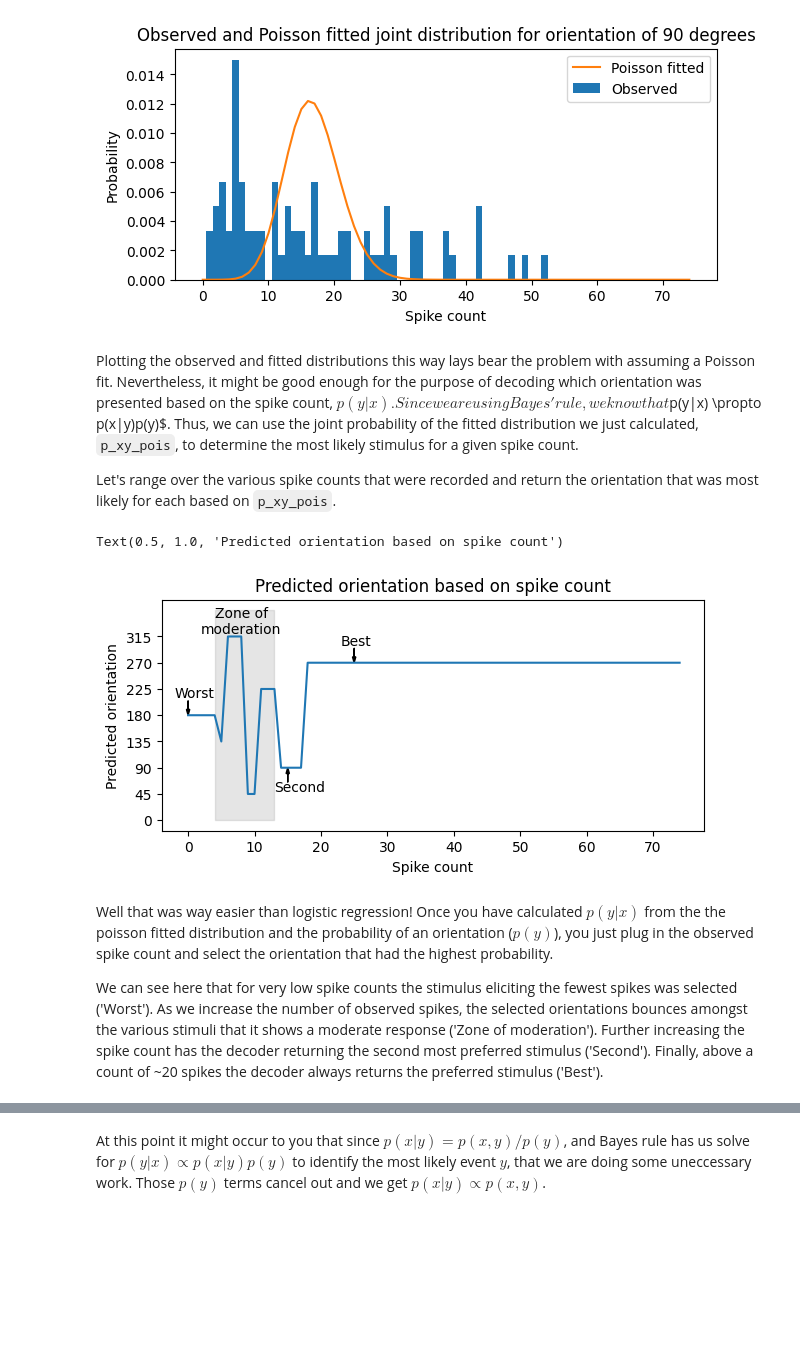
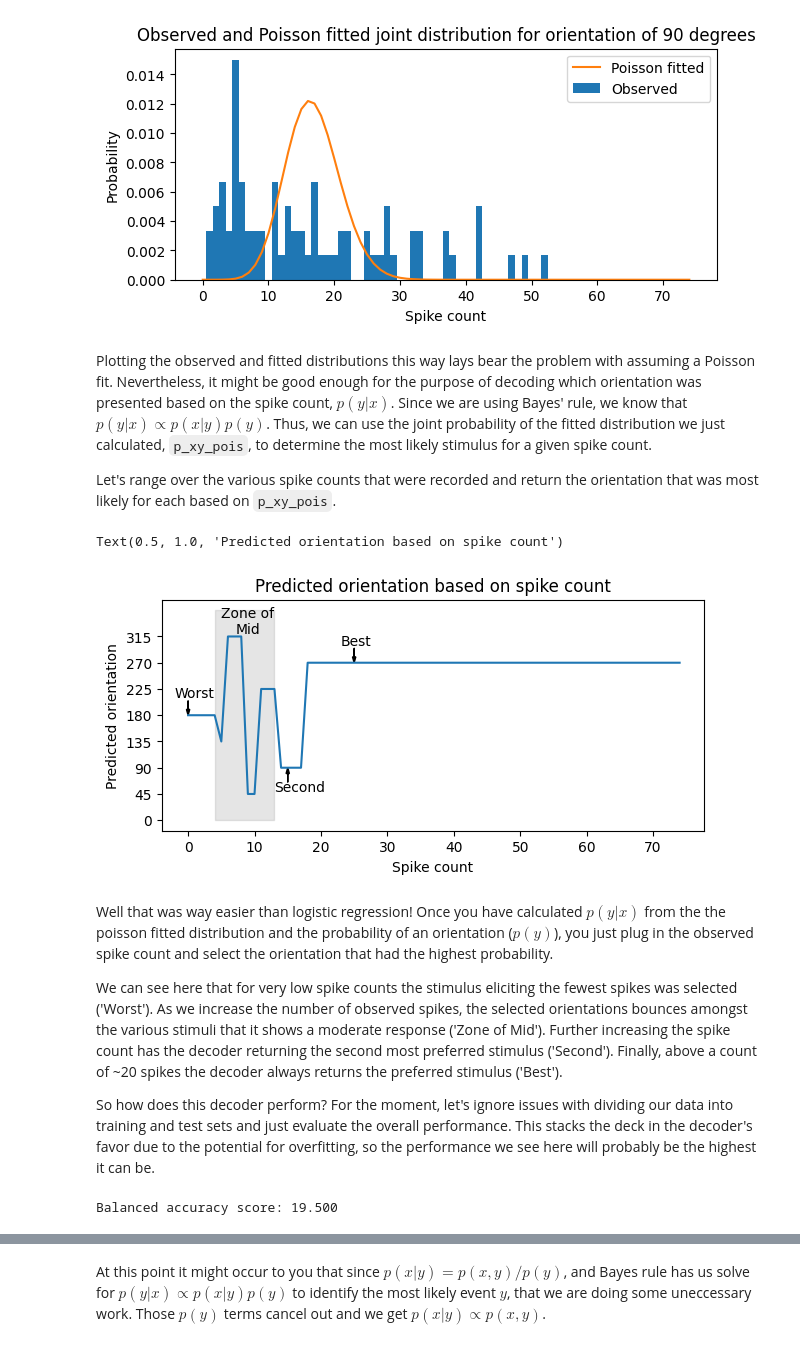
Before and after one commit to dbheadley/DecodingTheBrain, a Jupyter notebook: Week12/notes.ipynb, the cells around one changed output, grey strips where cells are left out. Saved outputs shown, nothing was run; the diff lists cells and outputs as text; code cells hidden in the pictures; blank space fills up the shorter version.

```diff
--- a/Week12/notes.ipynb
+++ b/Week12/notes.ipynb
@@ -247,42 +248,64 @@ ax.legend()
 <matplotlib.legend.Legend at 0x...>
 [figure]
 # %% [markdown]
-Plotting the observed and fitted distributions this way lays bear the problem with assuming a Poisson fit. Nevertheless, it might be good enough for the purpose of decoding which orientation was presented based on the spike count, $p(y|x). Since we are using Bayes' rule, we know that $p(y|x) \propto p(x|y)p(y)$. Thus, we can use the joint probability of the fitted distribution we just calculated, `p_xy_pois`, to determine the most likely stimulus for a given spike count.
+Plotting the observed and fitted distributions this way lays bear the problem with assuming a Poisson fit. Nevertheless, it might be good enough for the purpose of decoding which orientation was presented based on the spike count, $p(y|x)$. Since we are using Bayes' rule, we know that $p(y|x) \propto p(x|y)p(y)$. Thus, we can use the joint probability of the fitted distribution we just calculated, `p_xy_pois`, to determine the most likely stimulus for a given spike count.
 
 Let's range over the various spike counts that were recorded and return the orientation that was most likely for each based on `p_xy_pois`.
 # %%
 # initialize the spike counts and predicted orientations
 spk_counts = np.arange(max_counts+1)
 pred_ori = np.zeros(spk_counts.shape)
 
 # predict the orientation based on the spike count using p(x|y) * p(y)
+nb_pred = lambda x: ori_vals[np.argmax(p_xgy_pois[x,:] * p_y)]
+
 for count in spk_counts:
     # selects the orientation with the highest probability for the given spike count
-    pred_ori[count] = ori_vals[np.argmax(p_xy_pois[count,:])]
+    pred_ori[count] = nb_pred(count)
 
 fig, ax = plt.subplots(figsize=(7,3))
 ax.plot(spk_counts, pred_ori)
 ax.set_yticks(ori_vals)
 
 # arrows denoting points of interest
 ax.annotate('Worst', xy=(0, pred_ori[0]), xytext=(-2, pred_ori[0]+30))
 ax.arrow(0, pred_ori[0]+25,0, -25, length_includes_head=True, head_width=0.5, head_length=10, fc='k', ec='k')
 ax.annotate('Second', xy=(15, pred_ori[15]), xytext=(13, pred_ori[15]-40))
 ax.arrow(15, pred_ori[15]-25,0, 25, length_includes_head=True, head_width=0.5, head_length=10, fc='k', ec='k')
 ax.annotate('Best', xy=(25, pred_ori[25]), xytext=(23, pred_ori[25]+30))
 ax.arrow(25, pred_ori[25]+25,0, -25, length_includes_head=True, head_width=0.5, head_length=10, fc='k', ec='k')
 
 # add a transpancency beteen 5 and 12 spike counts and label it as 'moderate'
 ax.fill_between(np.arange(4,14), 0, 360, color='gray', alpha=0.2)
-ax.text(8, 320, 'Zone of\nmoderation', ha='center')
+ax.text(9, 320, 'Zone of\nMid', ha='center')
 
 ax.set_xlabel('Spike count')
 ax.set_ylabel('Predicted orientation')
 ax.set_title('Predicted orientation based on spike count')
 # %% [output]
 Text(0.5, 1.0, 'Predicted orientation based on spike count')
-[figure, old version]
+[figure, new version]
 # %% [markdown]
 Well that was way easier than logistic regression! Once you have calculated $p(y|x)$ from the the poisson fitted distribution and the probability of an orientation ($p(y)$), you just plug in the observed spike count and select the orientation that had the highest probability.
 
-We can see here that for very low spike counts the stimulus eliciting the fewest spikes was selected ('Worst'). As we increase the number of observed spikes, the selected orientations bounces amongst the various stimuli that it shows a moderate response ('Zone of moderation'). Further increasing the spike count has the decoder returning the second most preferred stimulus ('Second'). Finally, above a count of ~20 spikes the decoder always returns the preferred stimulus ('Best').
+We can see here that for very low spike counts the stimulus eliciting the fewest spikes was selected ('Worst'). As we increase the number of observed spikes, the selected orientations bounces amongst the various stimuli that it shows a moderate response ('Zone of Mid'). Further increasing the spike count has the decoder returning the second most preferred stimulus ('Second'). Finally, above a count of ~20 spikes the decoder always returns the preferred stimulus ('Best').
+
+So how does this decoder perform? For the moment, let's ignore issues with dividing our data into training and test sets and just evaluate the overall performance. This stacks the deck in the decoder's favor due to the potential for overfitting, so the performance we see here will probably be the highest it can be.
+# %%
+# create an array of actual orientations and their corresponding spike counts
+
+# first we take our counts dataframe and give each trial its own row
+eval_nb = rf_ori_counts.explode('spike_counts').reset_index()
+
+# then we predict the orientation based on the spike count
+eval_nb['pred_ori'] = eval_nb['spike_counts'].apply(lambda x: nb_pred(int(x)))
+
+# convert orientations to integers for display purposes
+eval_nb['orientation'] = eval_nb['orientation'].astype(int)
+eval_nb['pred_ori'] = eval_nb['pred_ori'].astype(int)
+
+# calculate the accuracy of the model
+score = balanced_accuracy_score(eval_nb['orientation'], eval_nb['pred_ori'])
+print('Balanced accuracy score: {:.3f}'.format(score*100))
+# %% [output]
+Balanced accuracy score: 19.500
```
Also changed, not shown: parts of 5 cells of this notebook, 1 other file.
